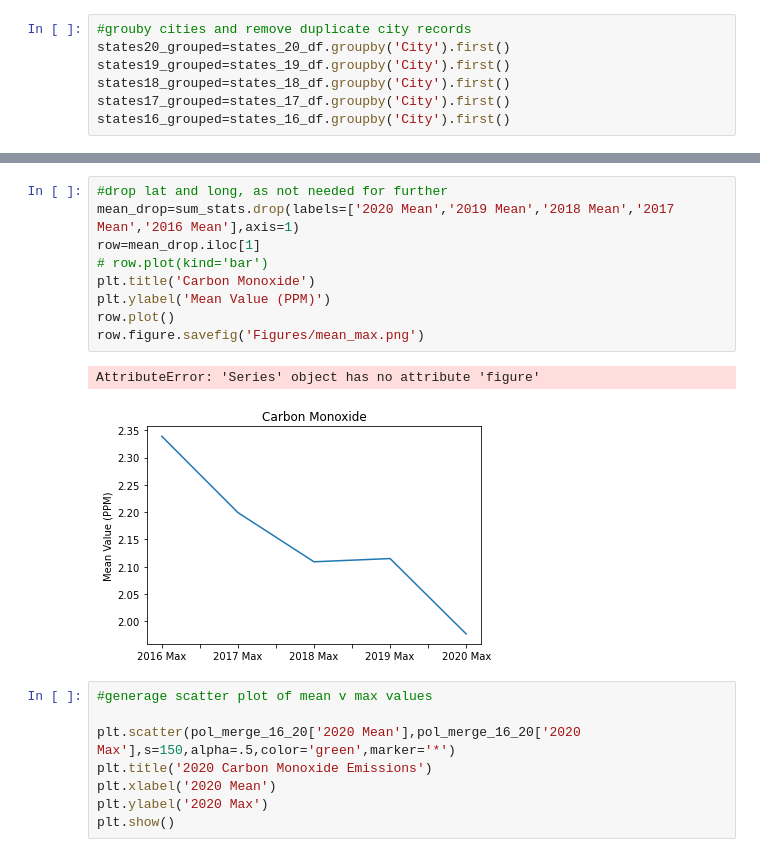
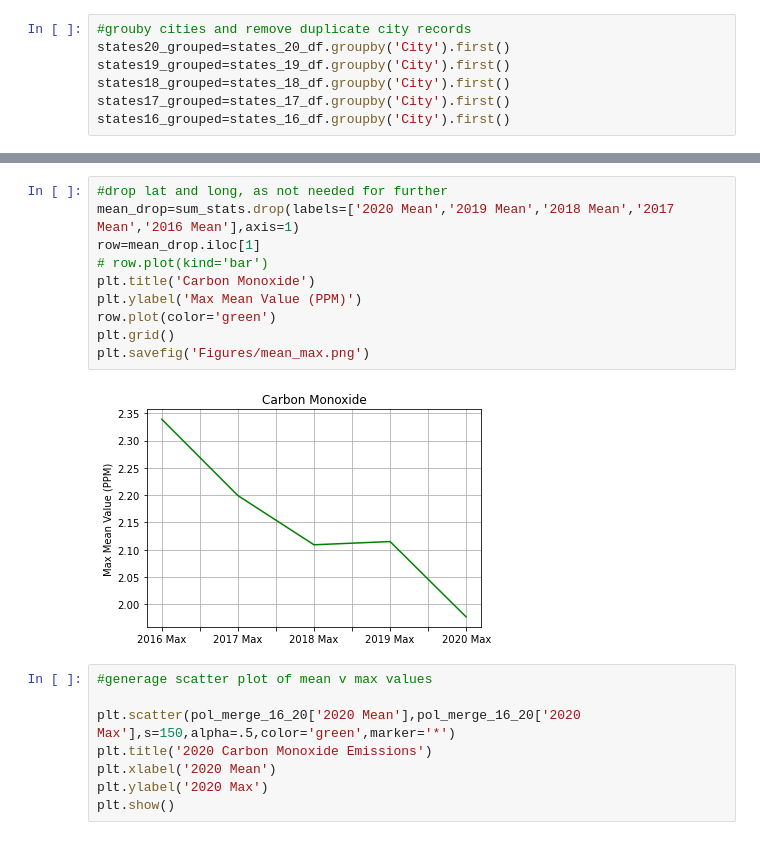
Before and after one commit to Mitchemoto/project-1-, a Jupyter notebook: environment_api_project.ipynb, the cells around one changed output, grey strips where cells are left out. Drawn from its saved outputs; the diff is of its cells as text.

```diff
--- a/environment_api_project.ipynb
+++ b/environment_api_project.ipynb
@@ -594,15 +578,15 @@ sum_stats
 # %%
 #drop lat and long, as not needed for further
 mean_drop=sum_stats.drop(labels=['2020 Mean','2019 Mean','2018 Mean','2017 Mean','2016 Mean'],axis=1)
 row=mean_drop.iloc[1]
 # row.plot(kind='bar')
 plt.title('Carbon Monoxide')
-plt.ylabel('Mean Value (PPM)')
-row.plot()
-row.figure.savefig('Figures/mean_max.png')
+plt.ylabel('Max Mean Value (PPM)')
+row.plot(color='green')
+plt.grid()
+plt.savefig('Figures/mean_max.png')
 # %% [output]
-AttributeError: 'Series' object has no attribute 'figure'
-[figure, old version]
+[figure, new version]
 # %%
 #generage scatter plot of mean v max values
 
```
Also changed, not shown: parts of 2 cells of this notebook, 1 other file.
